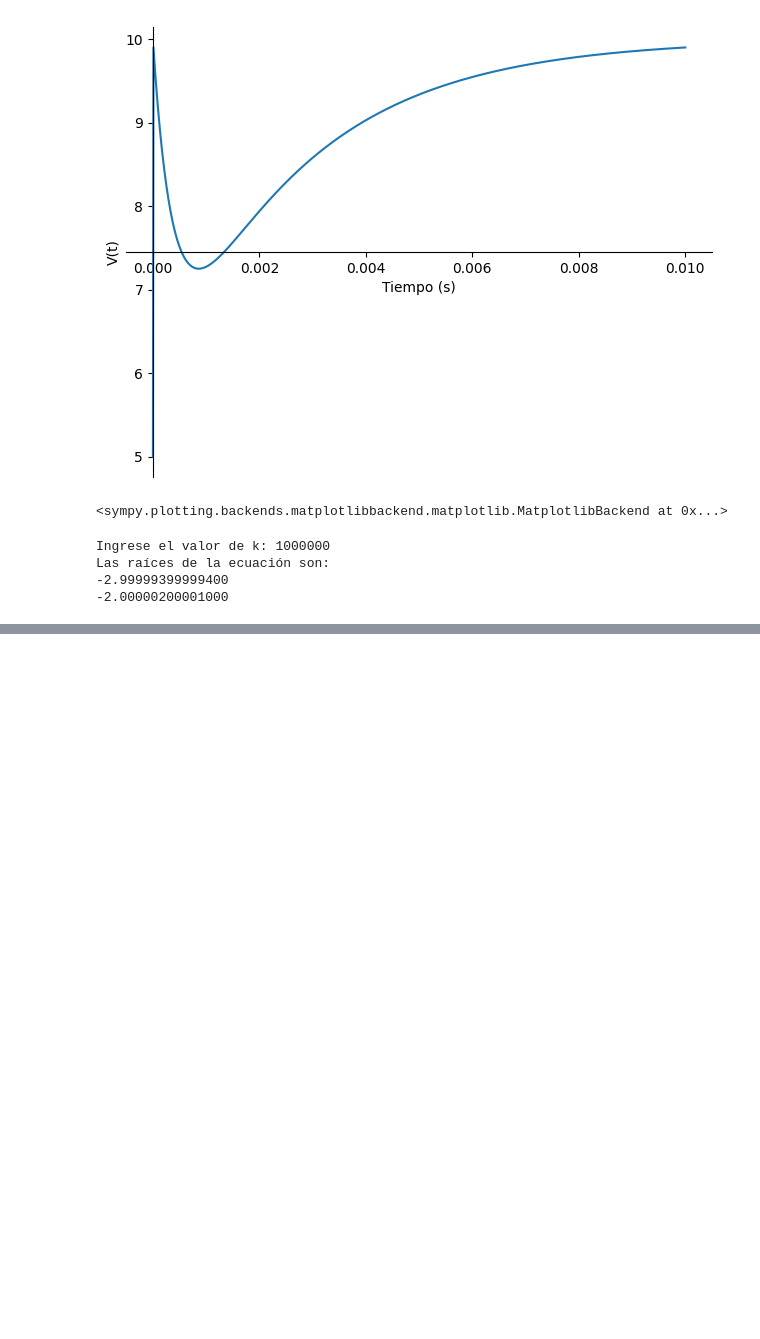
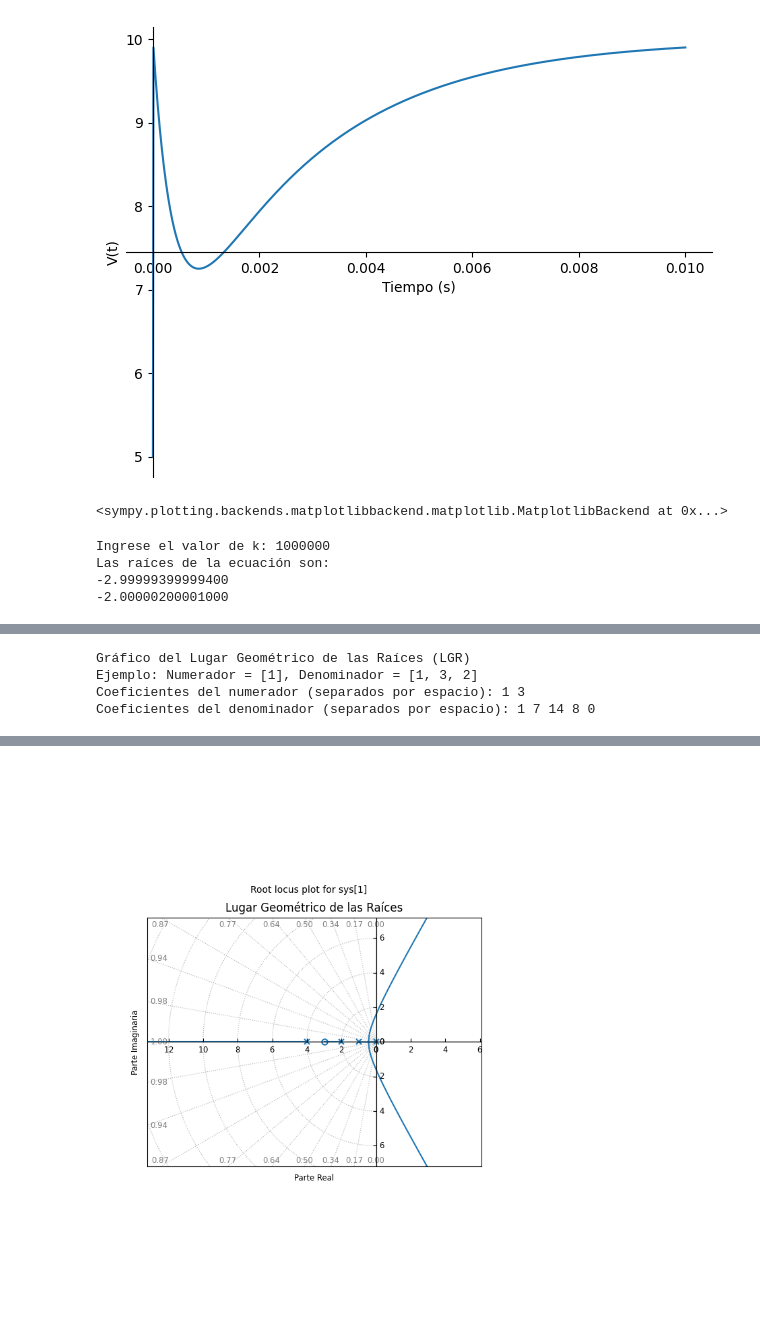
Before and after one commit to paulIruaRosero/Sistemas-dinamicos-y-control, a Jupyter notebook: Transformada inversa de Laplace/inverse.ipynb, the cells around one changed output, grey strips where cells are left out. Saved outputs shown, nothing was run; the diff lists cells and outputs as text; code cells hidden in the pictures; blank space fills up the shorter version.

```diff
--- a/Transformada inversa de Laplace/inverse.ipynb
+++ b/Transformada inversa de Laplace/inverse.ipynb
@@ -199,0 +315,32 @@ Las raíces de la ecuación son:
+# %%
+import matplotlib.pyplot as plt
+import control
+
+def graficar_lgr():
+    print("Gráfico del Lugar Geométrico de las Raíces (LGR)")
+    print("Ejemplo: Numerador = [1], Denominador = [1, 3, 2]")
+
+    # Ingreso de coeficientes
+    num = list(map(float, input("Coeficientes del numerador (separados por espacio): ").split()))
+    den = list(map(float, input("Coeficientes del denominador (separados por espacio): ").split()))
+
+    # Crear función de transferencia
+    sistema = control.TransferFunction(num, den)
+
+    # Graficar el LGR
+    plt.figure()
+    control.root_locus(sistema)
+    plt.title("Lugar Geométrico de las Raíces")
+    plt.xlabel("Parte Real")
+    plt.ylabel("Parte Imaginaria")
+    plt.grid(True)
+    plt.show()
+
+# Ejecutar
+if __name__ == "__main__":
+    graficar_lgr()
+# %% [output]
+Gráfico del Lugar Geométrico de las Raíces (LGR)
+Ejemplo: Numerador = [1], Denominador = [1, 3, 2]
+Coeficientes del numerador (separados por espacio): 1 3
+Coeficientes del denominador (separados por espacio): 1 7 14 8 0
@@ -199,0 +348 @@ Las raíces de la ecuación son:
+[figure, added]
```
Also changed, not shown: parts of 5 cells of this notebook.
